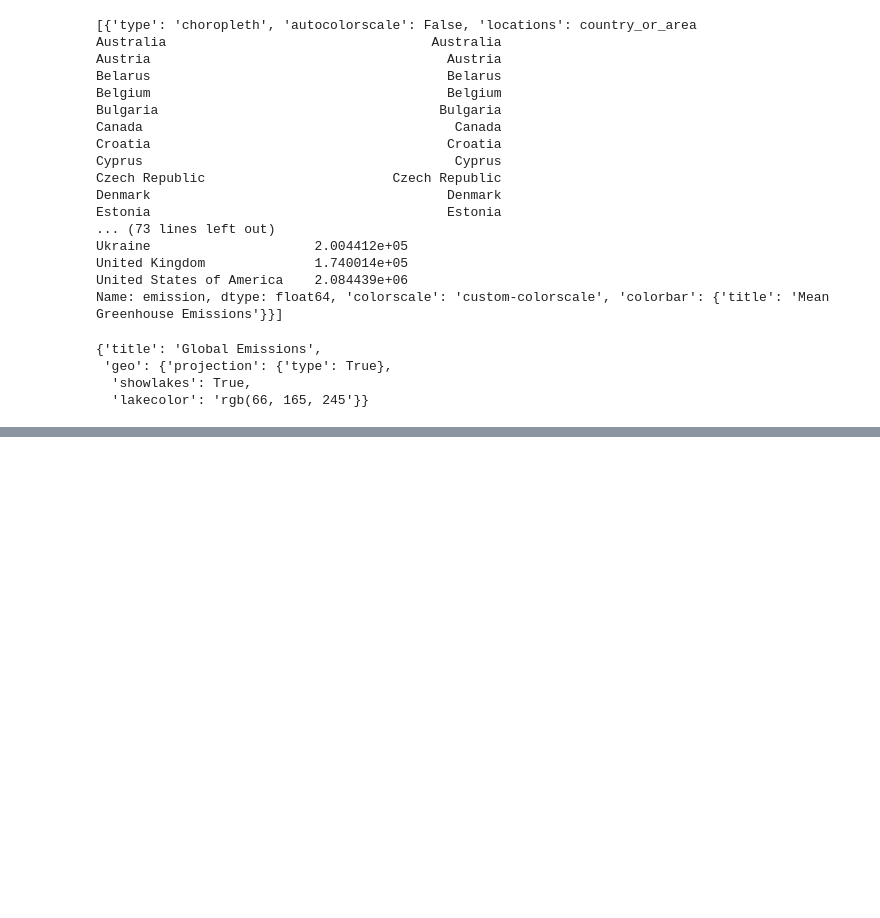
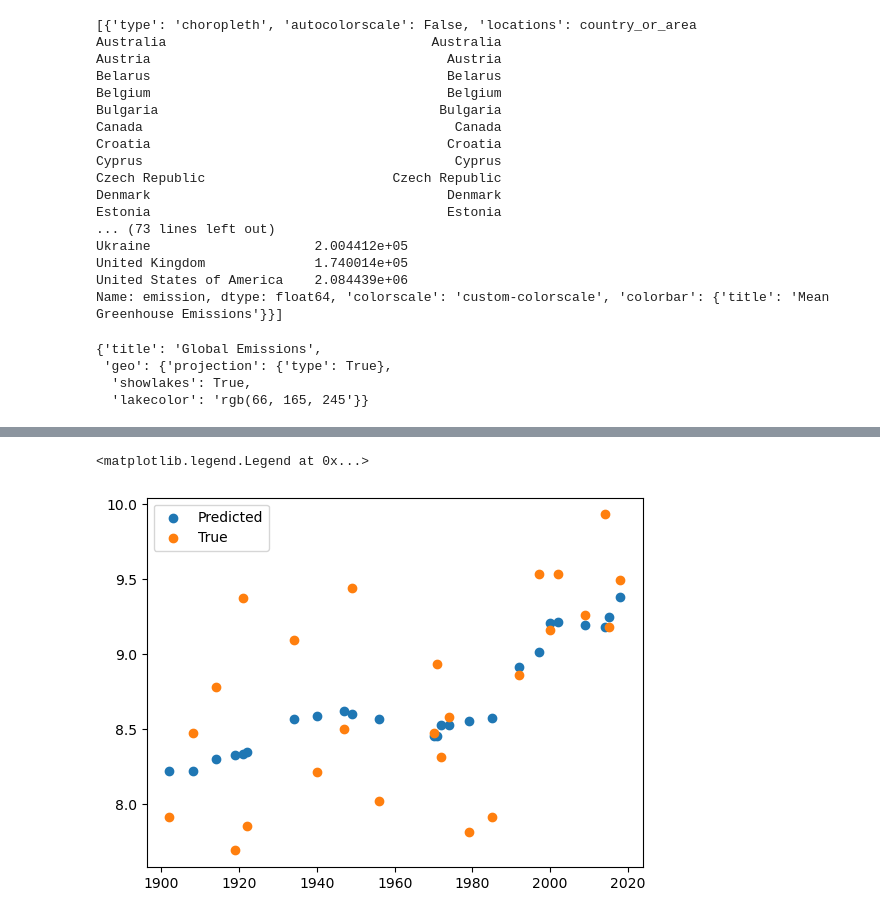
Before and after one commit to Thomas-Nguyen12/Weather_website, a Jupyter notebook: weather_api.ipynb, the cells around one changed output, grey strips where cells are left out. Cells and saved outputs as stored; diff of their text form; code cells hidden in the pictures; blank space fills up the shorter version.

```diff
--- a/weather_api.ipynb
+++ b/weather_api.ipynb
@@ -315,0 +561,15 @@ Successfully installed chart-studio-1.1.0 retrying-1.3.4
+# %%
+X = df.drop(["United_Kingdom", "England", "Northern_Ireland", "Scotland", "Wales", "World_CO2_PPM"], axis=1)
+y = df["United_Kingdom"].values.reshape(-1, 1)
+
+X_train, X_test, Y_train, Y_test = train_test_split(X, y, test_size=0.2)
+model = CatBoostRegressor(iterations=7000, learning_rate=0.03, loss_function="RMSE")
+model.fit(X_train, Y_train, eval_set= (X_test, Y_test))
+
+print (model.score(X, y))
+
+pred = model.predict(X_test)
+
+print ("\n")
+print ("==== ACCURACY ==== ")
+print (r2_score(Y_test, pred))
@@ -315,0 +597,8 @@ Successfully installed chart-studio-1.1.0 retrying-1.3.4
+# %%
+plt.scatter(X_test, pred)
+plt.scatter(X_test, Y_test)
+
+plt.legend(["Predicted", "True"])
+# %% [output]
+<matplotlib.legend.Legend at 0x...>
+[figure, added]
```
Also changed, not shown: parts of 37 cells of this notebook, 9 other files.
